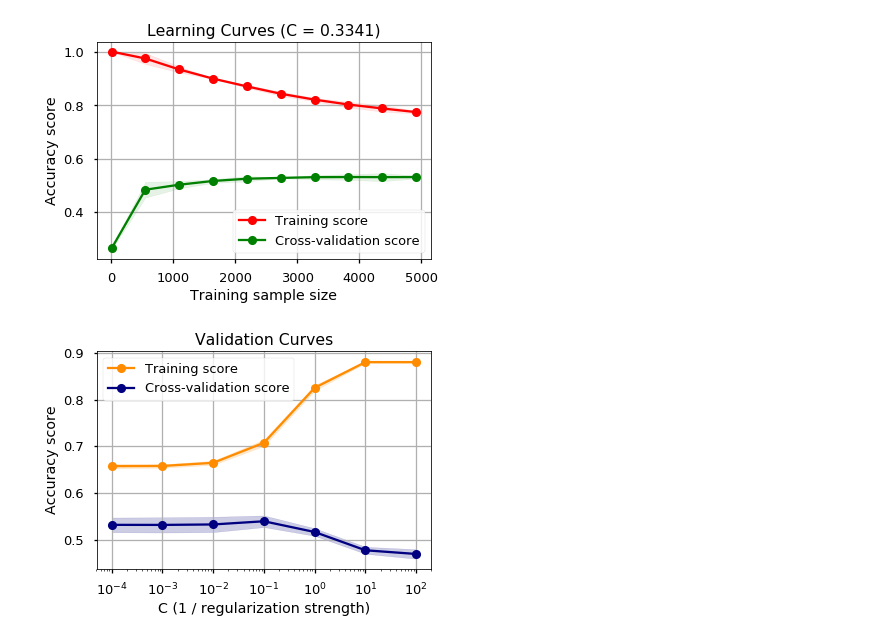
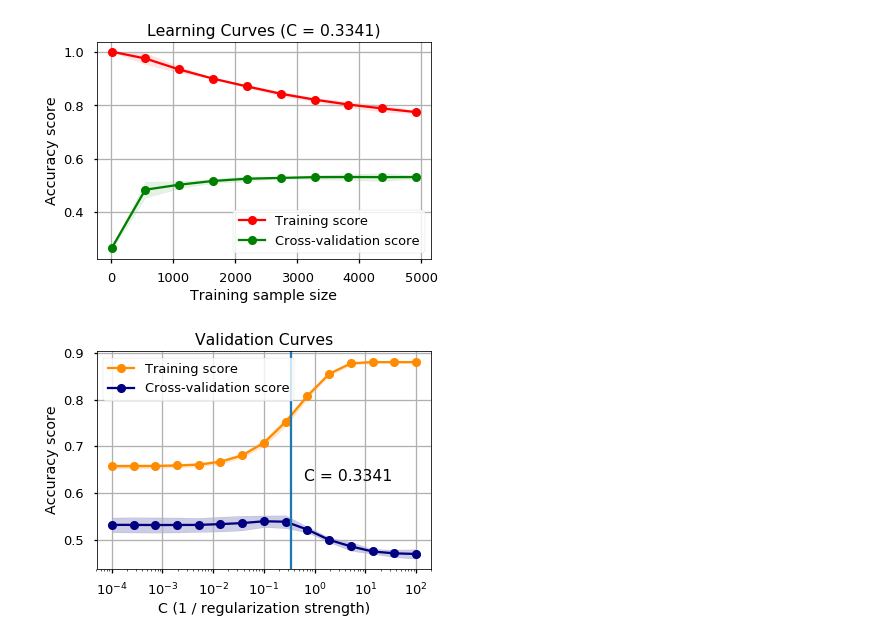
Before and after one commit to sameerank/book-description-nlp, a Jupyter notebook: Training testing split analysis.ipynb, the cells around one changed output. Drawn from its saved outputs; the diff is of its cells as text; code cells hidden in the pictures.

Commit message:
Add vertical line for best estimate

```diff
--- a/Training testing split analysis.ipynb
+++ b/Training testing split analysis.ipynb
@@ -263,35 +263,37 @@ def plot_validation_curve(estimator, title, X, y, ylim=None, cv=None,
     if ylim is not None:
         plt.ylim(*ylim)
     plt.xlabel("C (1 / regularization strength)")
     plt.ylabel("Accuracy score")
     train_scores, test_scores = validation_curve(
         estimator, X, y, "C", cv=cv, n_jobs=n_jobs, param_range=param_range, scoring="accuracy")
     train_scores_mean = np.mean(train_scores, axis=1)
     train_scores_std = np.std(train_scores, axis=1)
     test_scores_mean = np.mean(test_scores, axis=1)
     test_scores_std = np.std(test_scores, axis=1)
 
     plt.grid()
 
     plt.semilogx(param_range, train_scores_mean, 'o-', label="Training score",
                  color="darkorange")
     plt.fill_between(param_range, train_scores_mean - (2*train_scores_std),
                  train_scores_mean + (2*train_scores_std), alpha=0.2,
                  color="darkorange")
     plt.semilogx(param_range, test_scores_mean, 'o-', label="Cross-validation score",
                  color="navy")
     plt.fill_between(param_range, test_scores_mean - (2*test_scores_std),
                  test_scores_mean + (2*test_scores_std), alpha=0.2,
                  color="navy")
 
     plt.legend(loc="best")
     return plt
 
 sns.set_context("talk", font_scale=1.0)
-plot_validation_curve(estimator, "Validation Curves", X=X_train, y=y_train, param_range=np.logspace(-4, 2, 7))
+plot_validation_curve(estimator, "Validation Curves", X=X_train, y=y_train, param_range=np.logspace(-4, 2, 15))
+plt.axvline(x=classifier.best_estimator_.C)
+plt.text(0.61,0.625,"C = {0:.4f}".format(classifier.best_estimator_.C))
 plt.show()
 # %% [output]
-[figure, old version]
+[figure, new version]
 # %%
 from sklearn.multiclass import OneVsRestClassifier
 from sklearn.preprocessing import label_binarize
```
